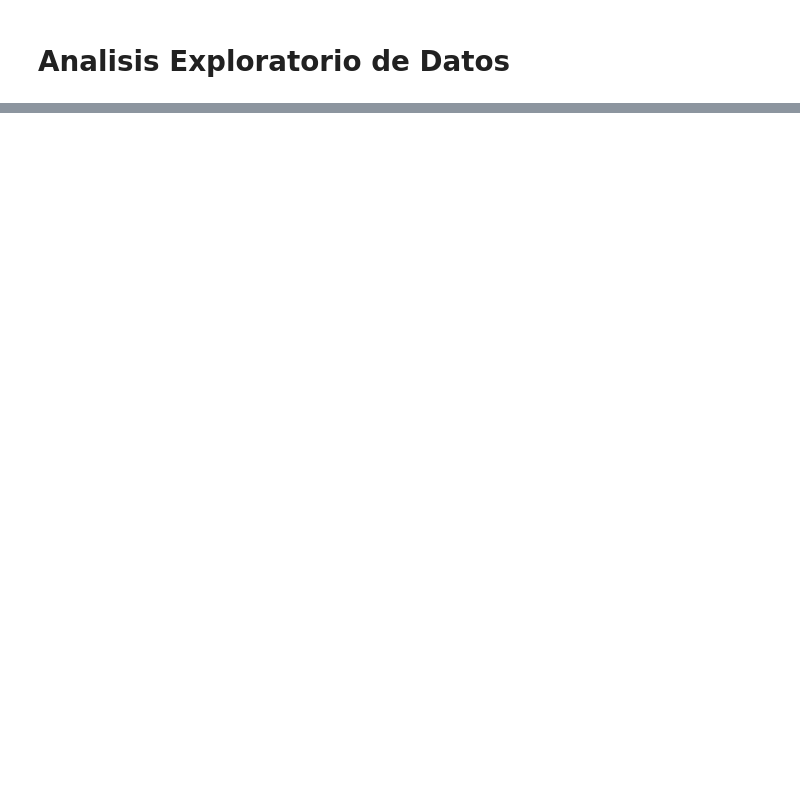
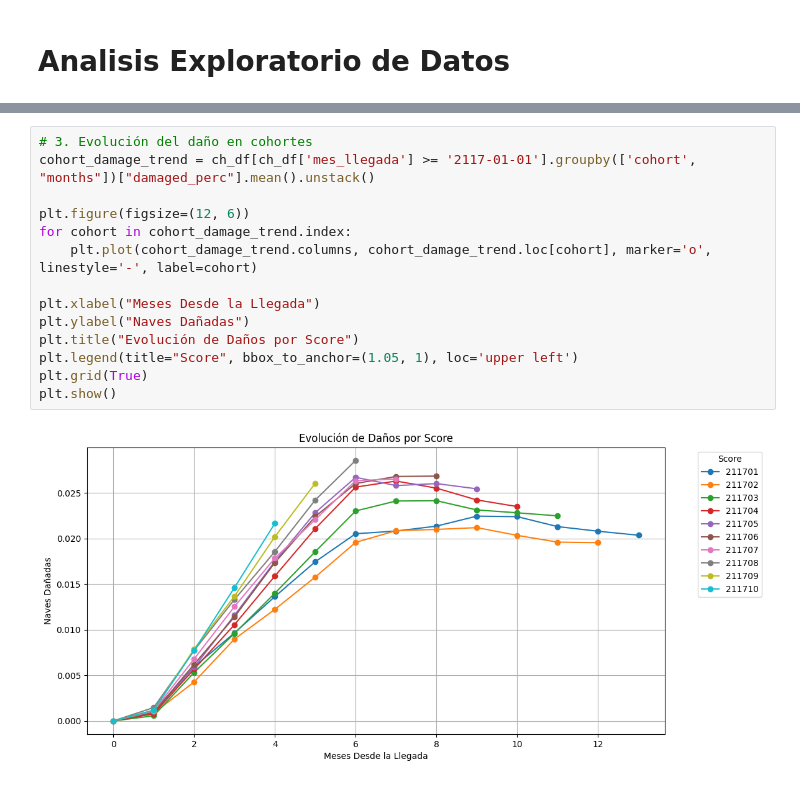
Before and after one commit to JoshuaDRC1/alien_case, a Jupyter notebook: alien_case_project.ipynb, the cells around one changed output, grey strips where cells are left out. Drawn from its saved outputs; the diff is of its cells as text; blank space fills up the shorter version.

```diff
--- a/alien_case_project.ipynb
+++ b/alien_case_project.ipynb
@@ -161,0 +234,16 @@ plt.show()
+# %%
+# 3. Evolución del daño en cohortes
+cohort_damage_trend = ch_df[ch_df['mes_llegada'] >= '2117-01-01'].groupby(['cohort', "months"])["damaged_perc"].mean().unstack()
+
+plt.figure(figsize=(12, 6))
+for cohort in cohort_damage_trend.index:
+    plt.plot(cohort_damage_trend.columns, cohort_damage_trend.loc[cohort], marker='o', linestyle='-', label=cohort)
+
+plt.xlabel("Meses Desde la Llegada")
+plt.ylabel("Naves Dañadas")
+plt.title("Evolución de Daños por Score")
+plt.legend(title="Score", bbox_to_anchor=(1.05, 1), loc='upper left')
+plt.grid(True)
+plt.show()
+# %% [output]
+[figure, added]
```
Also changed, not shown: parts of 92 cells of this notebook, 4 other files.
